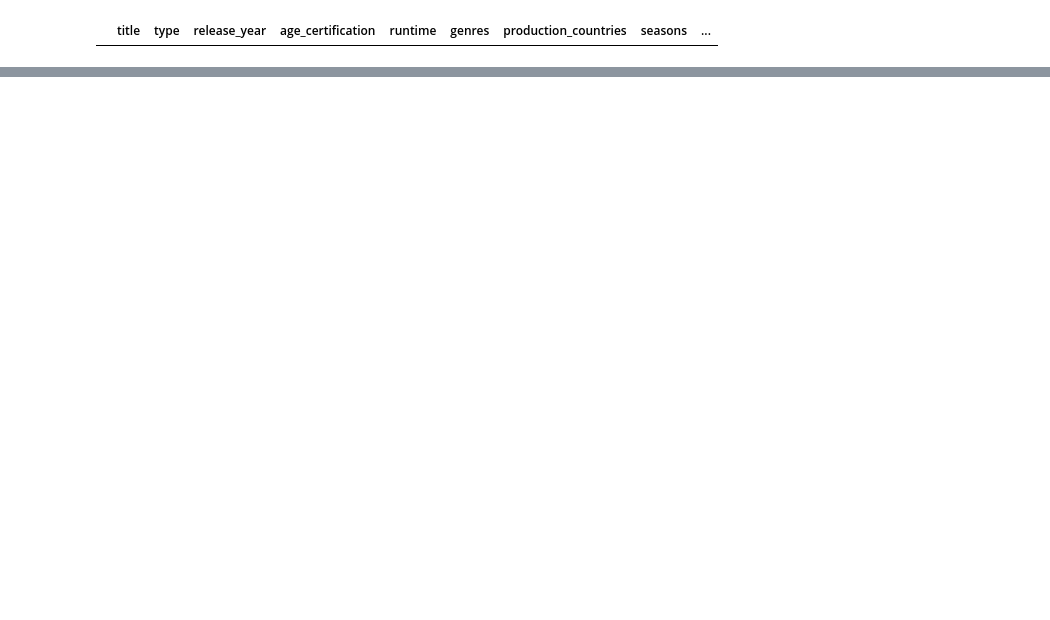
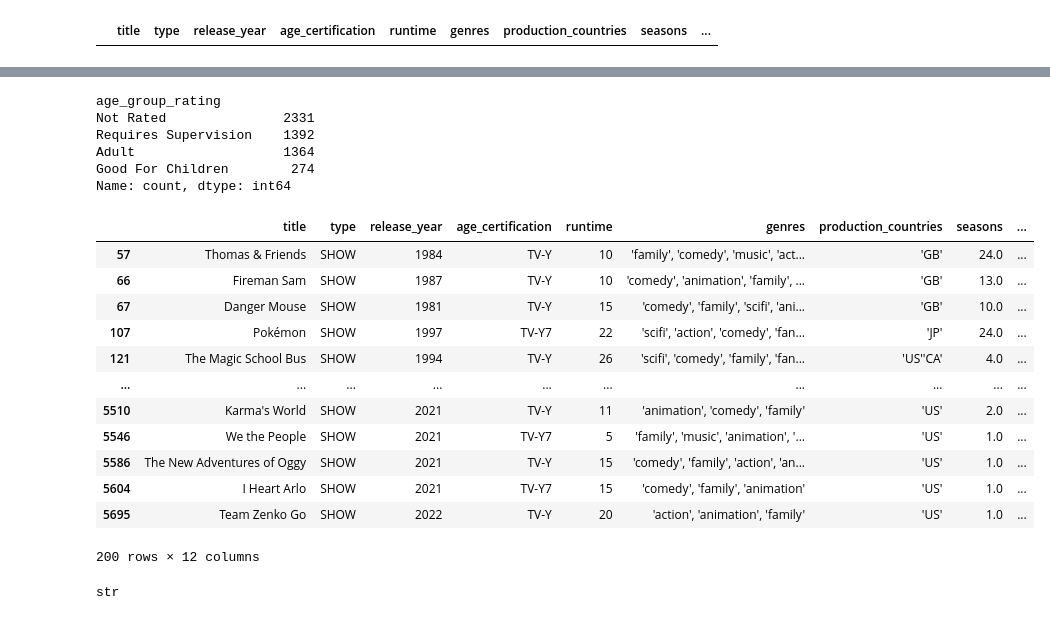
Before and after one commit to Nahsc0/Netflix_Movie_Analysis, a Jupyter notebook: Netflix Project.ipynb, the cells around one changed output, grey strips where cells are left out. Saved outputs shown, nothing was run; the diff lists cells and outputs as text; code cells hidden in the pictures; blank space fills up the shorter version.

Commit message:
added a group by age_certication

```diff
--- a/Netflix Project.ipynb
+++ b/Netflix Project.ipynb
@@ -386,0 +473,47 @@ Group: Others
+# %%
+# Define a function the group the films base on the Age Ceritication Column:
+
+def age_group(age_cert):
+   if age_cert in ['TV-MA', 'R', 'NC-17']:
+       return 'Adult'
+   elif age_cert in ['PG', 'TV-14', 'G', 'PG-13', 'TV-PG']:
+       return 'Requires Supervision'
+   elif age_cert in ['TV-Y', 'TV-G', 'TV-Y7']:
+       return 'Good For Children'
+   else:
+       return "Not Rated"
+# %%
+df["age_group_rating"] = df["age_certification"].apply(age_group)
+# %%
+df["age_group_rating"].value_counts()
+# %% [output]
+age_group_rating
+Not Rated               2331
+Requires Supervision    1392
+Adult                   1364
+Good For Children        274
+Name: count, dtype: int64
+# %%
+children_movies = df["age_group_rating"] == "Good For Children"
+# %%
+children_movies_df = df[children_movies]
+# %%
+children_movies_df[children_movies_df.genres.str.contains("animation")]
+# %% [output]
+|  | title | type | release_year | age_certification | runtime | genres | production_countries | seasons | ... |
+| 57 | Thomas & Friends | SHOW | 1984 | TV-Y | 10 | 'family', 'comedy', 'music', 'act... | 'GB' | 24.0 | ... |
+| 66 | Fireman Sam | SHOW | 1987 | TV-Y | 10 | 'comedy', 'animation', 'family', ... | 'GB' | 13.0 | ... |
+| 67 | Danger Mouse | SHOW | 1981 | TV-Y | 15 | 'comedy', 'family', 'scifi', 'ani... | 'GB' | 10.0 | ... |
+| 107 | Pokémon | SHOW | 1997 | TV-Y7 | 22 | 'scifi', 'action', 'comedy', 'fan... | 'JP' | 24.0 | ... |
+| 121 | The Magic School Bus | SHOW | 1994 | TV-Y | 26 | 'scifi', 'comedy', 'family', 'fan... | 'US''CA' | 4.0 | ... |
+| ... | ... | ... | ... | ... | ... | ... | ... | ... | ... |
+| 5510 | Karma's World | SHOW | 2021 | TV-Y | 11 | 'animation', 'comedy', 'family' | 'US' | 2.0 | ... |
+| 5546 | We the People | SHOW | 2021 | TV-Y7 | 5 | 'family', 'music', 'animation', '... | 'US' | 1.0 | ... |
+| 5586 | The New Adventures of Oggy | SHOW | 2021 | TV-Y | 15 | 'comedy', 'family', 'action', 'an... | 'US' | 1.0 | ... |
+| 5604 | I Heart Arlo | SHOW | 2021 | TV-Y7 | 15 | 'comedy', 'family', 'animation' | 'US' | 1.0 | ... |
+| 5695 | Team Zenko Go | SHOW | 2022 | TV-Y | 20 | 'action', 'animation', 'family' | 'US' | 1.0 | ... |
+200 rows × 12 columns
+# %%
+type(children_movies_df["genres"][57])
+# %% [output]
+str
```
Also changed, not shown: parts of 29 cells of this notebook.
